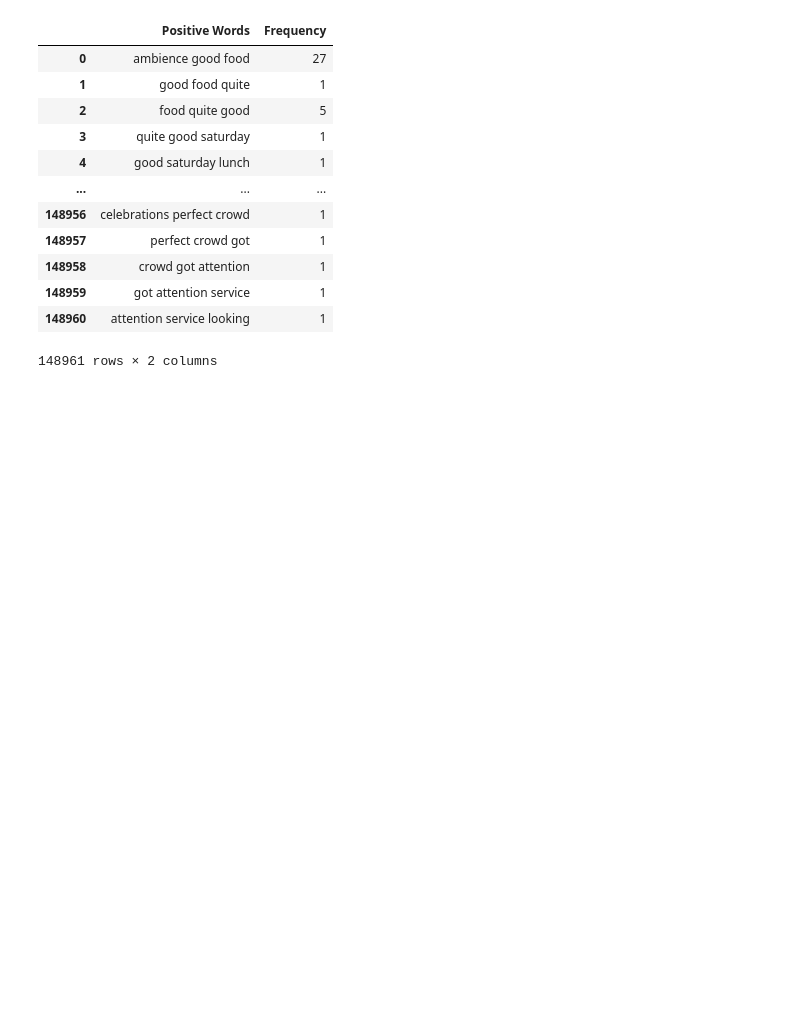
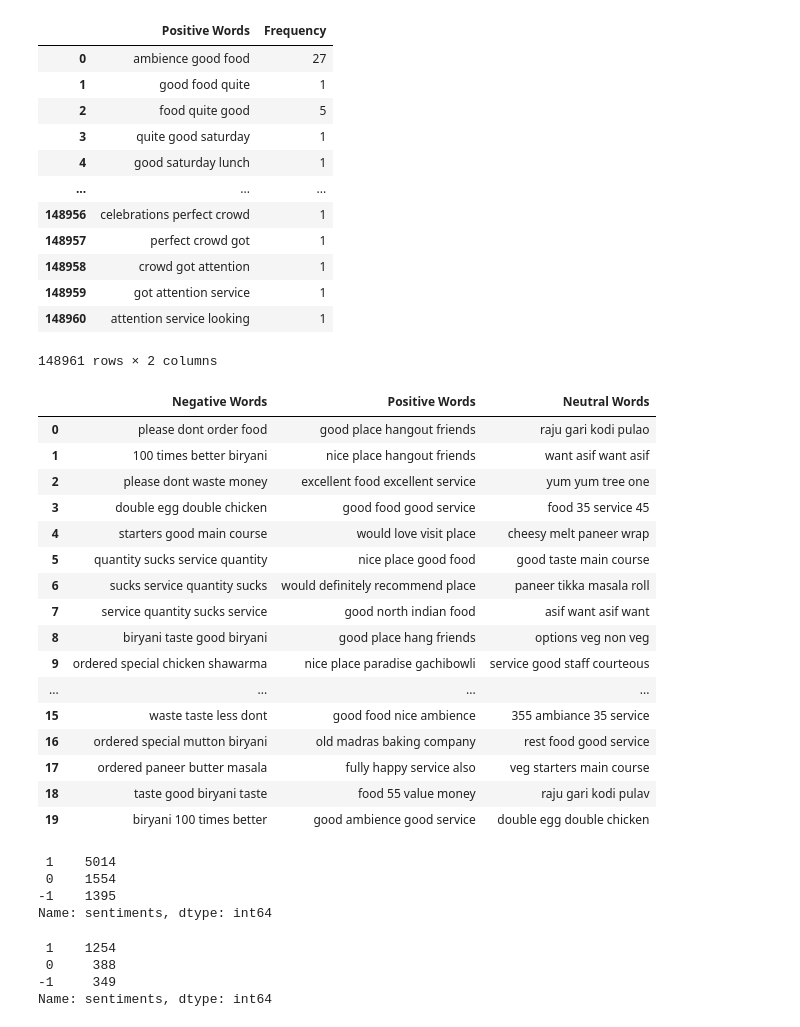
Before and after one commit to dkd99/ZOMATO-RESTAURANT-CLUSTERING-AND-SENTIMENT-ANALYSIS, a Jupyter notebook: ZOMATO_RESTAURANT_CLUSTERING_AND_SENTIMENT_ANALYSIS.ipynb, the cells around one changed output. Drawn from its saved outputs; the diff is of its cells as text; code cells hidden in the pictures; blank space fills up the shorter version.

```diff
--- a/ZOMATO_RESTAURANT_CLUSTERING_AND_SENTIMENT_ANALYSIS.ipynb
+++ b/ZOMATO_RESTAURANT_CLUSTERING_AND_SENTIMENT_ANALYSIS.ipynb
@@ -1742,3 +1742,63 @@ freq_df
 | 148959 | got attention service | 1 |
 | 148960 | attention service looking | 1 |
 148961 rows × 2 columns
+# %%
+from sklearn.feature_extraction.text import CountVectorizer
+
+def most_frequent_words(sentiment,n):
+
+    #positive sentiment if ratings >= 4
+    #negative sentiment if ratings < 2
+    #neutral sentiment if 3 < ratings < 4
+    if sentiment is 'Positive':
+      x1=4
+      x2=5
+    elif sentiment is 'Neutral':
+      x1=3
+      x2=3.5
+    elif sentiment is 'Negative':
+      x1=1
+      x2=2.5
+
+
+    df1 = df_rev[(df_rev['Rating']>=x1) & (df_rev['Rating']<=x2)]
+
+    #converts words into vectors based on count
+    cv = CountVectorizer(ngram_range= (n,n))
+    total_words = cv.fit_transform(df1['Review'])
+
+    #Will count the total number if occurances of each word in all reviews
+    count = total_words.sum(axis = 0)
+
+    #storing and sorting them in a list of tuples
+    freq_df = pd.DataFrame((word, count[0, idx]) for word, idx in cv.vocabulary_.items())
+    freq_df.columns=[sentiment+' '+'Words','Frequency']
+    freq_df = freq_df.sort_values(by='Frequency',ascending=False)
+
+    return freq_df.reset_index().drop('index',axis=1)
+# %%
+positive_df = most_frequent_words('Positive',4)
+neutral_df = most_frequent_words('Neutral',4)
+negative_df = most_frequent_words('Negative',4)
+# %%
+neg_pos = pd.concat([negative_df['Negative Words'][:20], positive_df['Positive Words'][:20]],axis=1)
+total = pd.concat([neg_pos, neutral_df['Neutral Words'][:20]],axis=1)
+total
+# %% [output]
+|  | Negative Words | Positive Words | Neutral Words |
+| 0 | please dont order food | good place hangout friends | raju gari kodi pulao |
+| 1 | 100 times better biryani | nice place hangout friends | want asif want asif |
+| 2 | please dont waste money | excellent food excellent service | yum yum tree one |
+| 3 | double egg double chicken | good food good service | food 35 service 45 |
+| 4 | starters good main course | would love visit place | cheesy melt paneer wrap |
+| 5 | quantity sucks service quantity | nice place good food | good taste main course |
+| 6 | sucks service quantity sucks | would definitely recommend place | paneer tikka masala roll |
+| 7 | service quantity sucks service | good north indian food | asif want asif want |
+| 8 | biryani taste good biryani | good place hang friends | options veg non veg |
+| 9 | ordered special chicken shawarma | nice place paradise gachibowli | service good staff courteous |
+| ... | ... | ... | ... |
+| 15 | waste taste less dont | good food nice ambience | 355 ambiance 35 service |
+| 16 | ordered special mutton biryani | old madras baking company | rest food good service |
+| 17 | ordered paneer butter masala | fully happy service also | veg starters main course |
+| 18 | taste good biryani taste | food 55 value money | raju gari kodi pulav |
+| 19 | biryani 100 times better | good ambience good service | double egg double chicken |
@@ -1744,0 +1824,14 @@ freq_df
+# %%
+y_train.value_counts()
+# %% [output]
+ 1    5014
+ 0    1554
+-1    1395
+Name: sentiments, dtype: int64
+# %%
+y_test.value_counts()
+# %% [output]
+ 1    1254
+ 0     388
+-1     349
+Name: sentiments, dtype: int64
```
Also changed, not shown: parts of 33 cells of this notebook.
